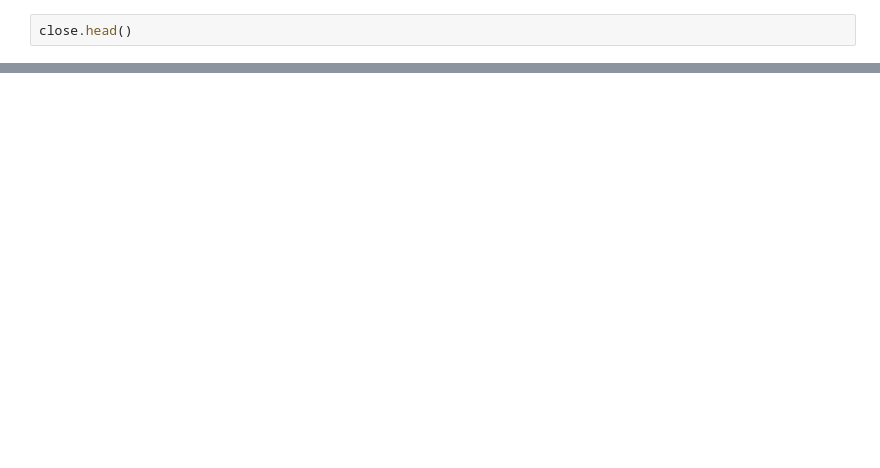
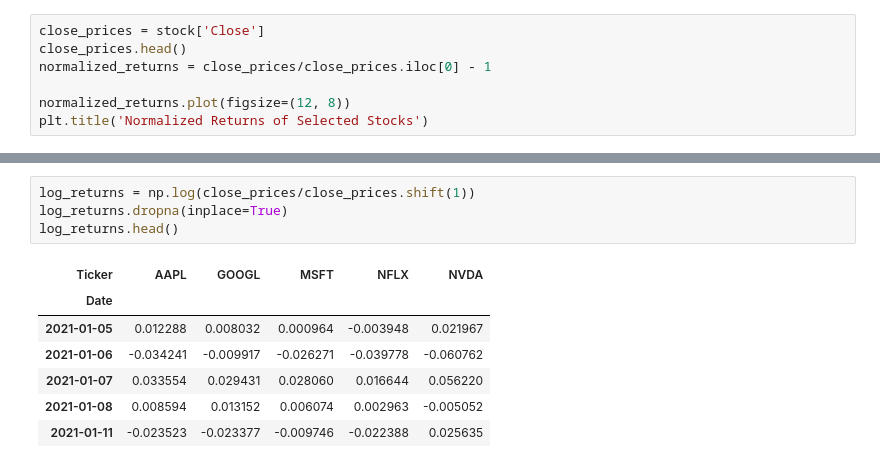
Before and after one commit to baner175/quant_finance_project, a Jupyter notebook: mini_project_1.ipynb, the cells around one changed output, grey strips where cells are left out. Drawn from its saved outputs; the diff is of its cells as text; blank space fills up the shorter version.

```diff
--- a/mini_project_1.ipynb
+++ b/mini_project_1.ipynb
@@ -49,3 +31,8 @@ stock['Close'].plot(figsize=(12, 8))
 # %%
-close.head()
+close_prices = stock['Close']
+close_prices.head()
+normalized_returns = close_prices/close_prices.iloc[0] - 1
+
+normalized_returns.plot(figsize=(12, 8))
+plt.title('Normalized Returns of Selected Stocks')
 # %% [output]
@@ -52,0 +41,12 @@ NameError: name 'close' is not defined
+# %%
+log_returns = np.log(close_prices/close_prices.shift(1))
+log_returns.dropna(inplace=True)
+log_returns.head()
+# %% [output]
+| Ticker | AAPL | GOOGL | MSFT | NFLX | NVDA |
+| Date |  |  |  |  |  |
+| 2021-01-05 | 0.012288 | 0.008032 | 0.000964 | -0.003948 | 0.021967 |
+| 2021-01-06 | -0.034241 | -0.009917 | -0.026271 | -0.039778 | -0.060762 |
+| 2021-01-07 | 0.033554 | 0.029431 | 0.028060 | 0.016644 | 0.056220 |
+| 2021-01-08 | 0.008594 | 0.013152 | 0.006074 | 0.002963 | -0.005052 |
+| 2021-01-11 | -0.023523 | -0.023377 | -0.009746 | -0.022388 | 0.025635 |
```
Also changed, not shown: parts of 10 cells of this notebook.
